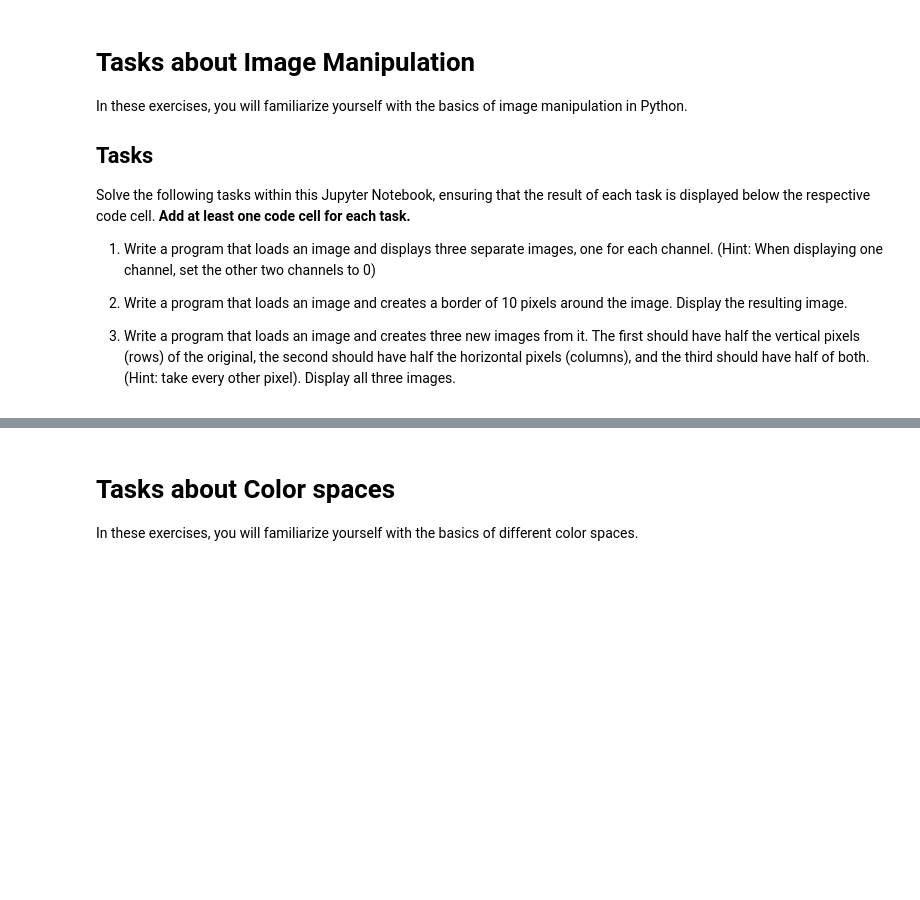
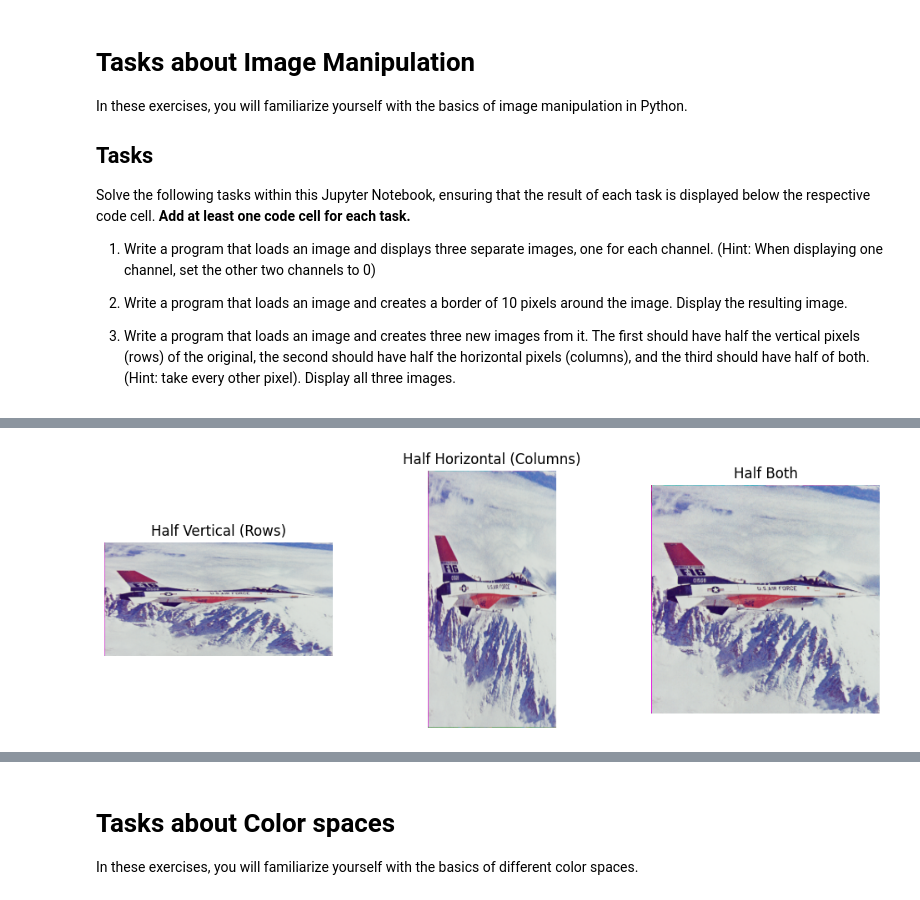
Before and after one commit to nikolinabioksic/RacunalniVid, a Jupyter notebook: lab1.ipynb, the cells around one changed output, grey strips where cells are left out. Saved outputs shown, nothing was run; the diff lists cells and outputs as text; code cells hidden in the pictures; blank space fills up the shorter version.

```diff
--- a/lab1.ipynb
+++ b/lab1.ipynb
@@ -208,3 +255,23 @@ Solve the following tasks within this Jupyter Notebook, ensuring that the result
+# %%
+img_np = np.array(Image.open("images/airplane.bmp"))
+
+half_vertical = img_np[::2, :, :]
+half_horizontal = img_np[:, ::2, :]
+half_both = img_np[::2, ::2, :]
+
+fig, axs = plt.subplots(1, 3, figsize=(12, 4))
+axs[0].imshow(half_vertical)
+axs[0].set_title("Half Vertical (Rows)")
+axs[1].imshow(half_horizontal)
+axs[1].set_title("Half Horizontal (Columns)")
+axs[2].imshow(half_both)
+axs[2].set_title("Half Both")
+
+for ax in axs:
+    ax.axis('off')
+plt.show()
+# %% [output]
+[figure, added]
 # %% [markdown]
 # Color spaces
 
```
Also changed, not shown: parts of 11 cells of this notebook.
